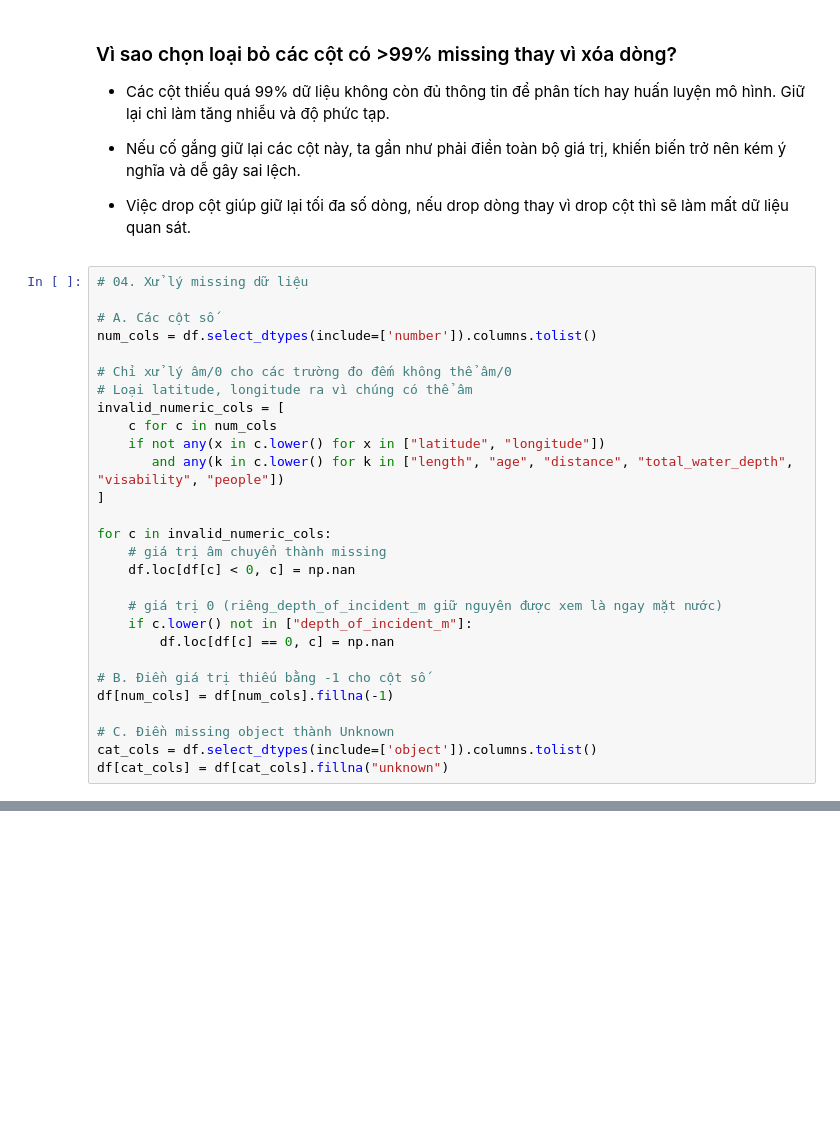
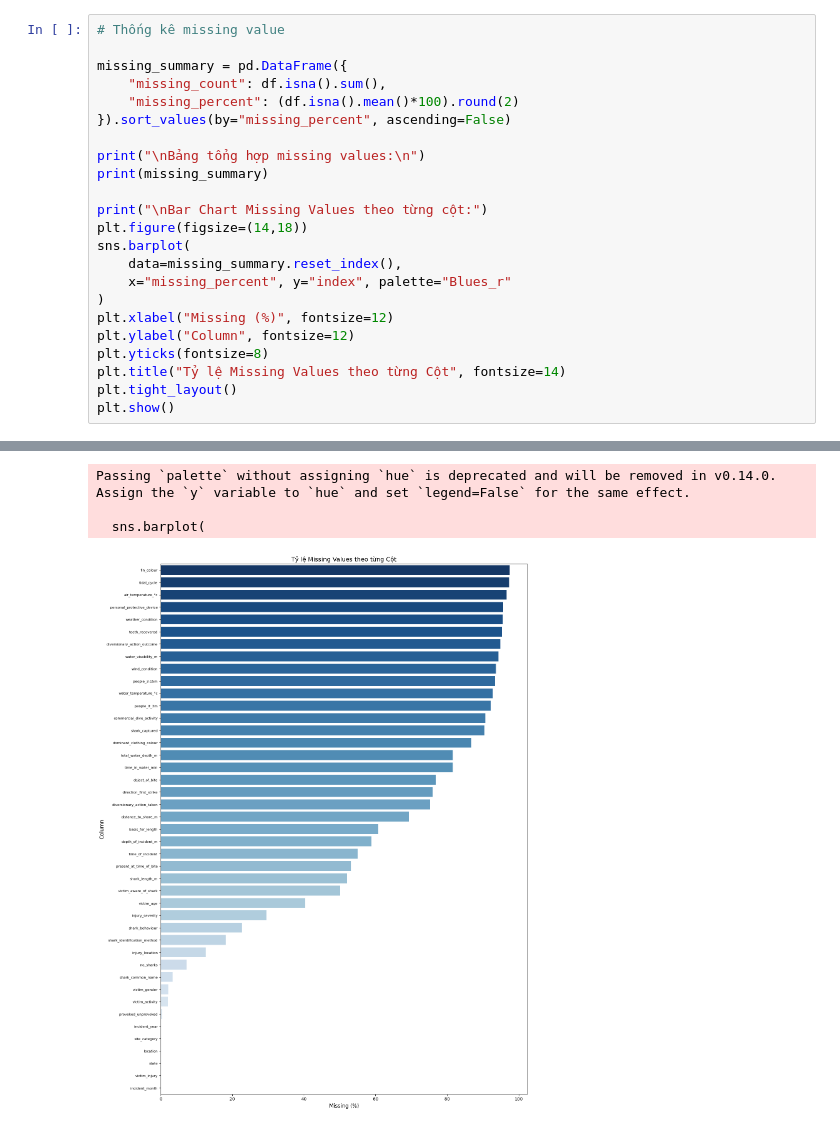
Before and after one commit to hvph-uyen/programming-for-data-science-project-group-9, a Jupyter notebook: source.ipynb, the cells around one changed output, grey strips where cells are left out. Cells and saved outputs as stored; diff of their text form; blank space fills up the shorter version.

Commit message:
update lại data collection và data exploration( còn lag phần phân tích cột phân loại )

```diff
--- a/source.ipynb
+++ b/source.ipynb
@@ -214,36 +275,24 @@ display(missing_overview.head(15)) #In top 15
-# %% [markdown]
-### Vì sao chọn loại bỏ các cột có >99% missing thay vì xóa dòng?
-
-- Các cột thiếu quá 99% dữ liệu không còn đủ thông tin để phân tích hay huấn luyện mô hình. Giữ lại chỉ làm tăng nhiễu và độ phức tạp.
-
-- Nếu cố gắng giữ lại các cột này, ta gần như phải điền toàn bộ giá trị, khiến biến trở nên kém ý nghĩa và dễ gây sai lệch.
-
-- Việc drop cột giúp giữ lại tối đa số dòng, nếu drop dòng thay vì drop cột thì sẽ làm mất dữ liệu quan sát.
 # %%
-# 04. Xử lý missing dữ liệu
+# Thống kê missing value
 
-# A. Các cột số
-num_cols = df.select_dtypes(include=['number']).columns.tolist()
+missing_summary = pd.DataFrame({
+    "missing_count": df.isna().sum(),
+    "missing_percent": (df.isna().mean()*100).round(2)
+}).sort_values(by="missing_percent", ascending=False)
 
-# Chỉ xử lý âm/0 cho các trường đo đếm không thể âm/0
-# Loại latitude, longitude ra vì chúng có thể âm
-invalid_numeric_cols = [
-    c for c in num_cols
-    if not any(x in c.lower() for x in ["latitude", "longitude"])
-       and any(k in c.lower() for k in ["length", "age", "distance", "total_water_depth", "visability", "people"])
-]
+print("\nBảng tổng hợp missing values:\n")
+print(missing_summary)
 
-for c in invalid_numeric_cols:
-    # giá trị âm chuyển thành missing
-    df.loc[df[c] < 0, c] = np.nan
-
-    # giá trị 0 (riêng_depth_of_incident_m giữ nguyên được xem là ngay mặt nước)
-    if c.lower() not in ["depth_of_incident_m"]:
-        df.loc[df[c] == 0, c] = np.nan
-
-# B. Điền giá trị thiếu bằng -1 cho cột số
-df[num_cols] = df[num_cols].fillna(-1)
-
-# C. Điền missing object thành Unknown
-cat_cols = df.select_dtypes(include=['object']).columns.tolist()
-df[cat_cols] = df[cat_cols].fillna("unknown")
+print("\nBar Chart Missing Values theo từng cột:")
+plt.figure(figsize=(14,18))
+sns.barplot(
+    data=missing_summary.reset_index(),
+    x="missing_percent", y="index", palette="Blues_r"
+)
+plt.xlabel("Missing (%)", fontsize=12)
+plt.ylabel("Column", fontsize=12)
+plt.yticks(fontsize=8)
+plt.title("Tỷ lệ Missing Values theo từng Cột", fontsize=14)
+plt.tight_layout()
+plt.show()
+# %% [output]
@@ -249,0 +316,4 @@ df[cat_cols] = df[cat_cols].fillna("unknown")
+Passing `palette` without assigning `hue` is deprecated and will be removed in v0.14.0. Assign the `y` variable to `hue` and set `legend=False` for the same effect.
+
+  sns.barplot(
+[figure, added]
```
Also changed, not shown: parts of 33 cells of this notebook, 2 other files.
